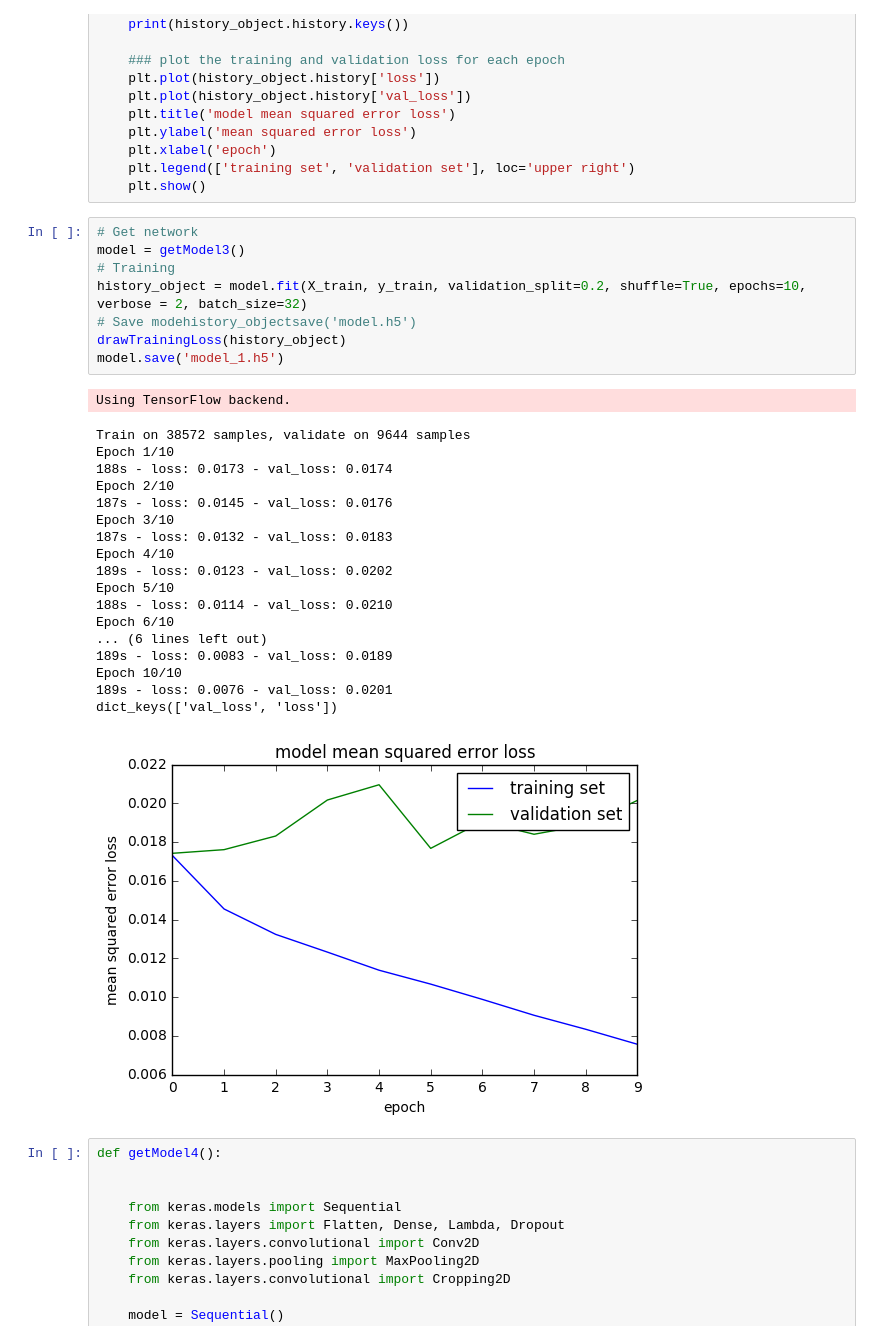
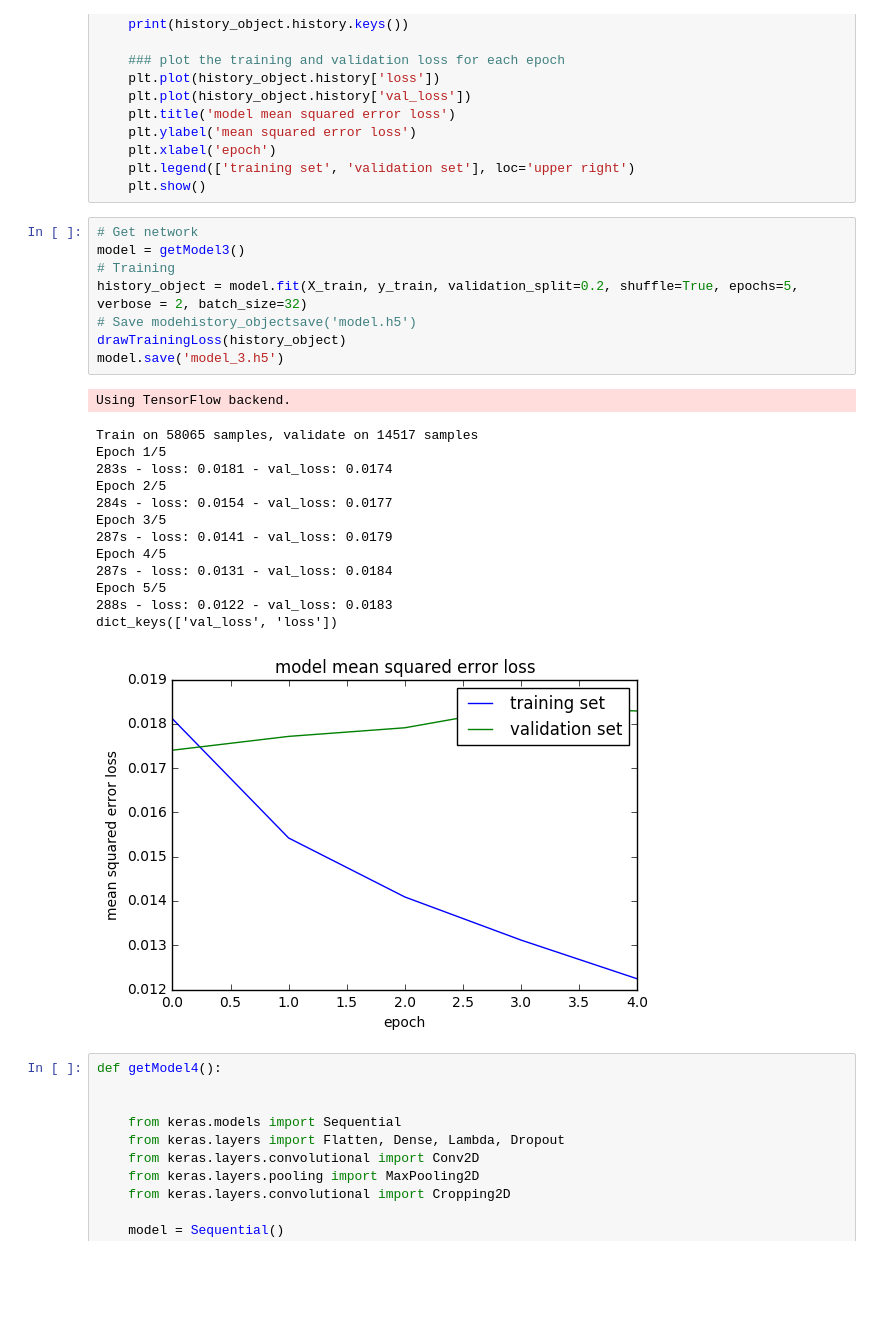
Before and after one commit to patriciapampanelli/CarND-Behavioral-Cloning-P3, a Jupyter notebook: CarND-Behavioral-Cloning-P3.ipynb, the cells around one changed output. Drawn from its saved outputs; the diff is of its cells as text; blank space fills up the shorter version.

```diff
--- a/CarND-Behavioral-Cloning-P3.ipynb
+++ b/CarND-Behavioral-Cloning-P3.ipynb
@@ -196,31 +196,26 @@ def drawTrainingLoss(history_object):
 # %%
 # Get network
 model = getModel3()
 # Training
-history_object = model.fit(X_train, y_train, validation_split=0.2, shuffle=True, epochs=10, verbose = 2, batch_size=32)
+history_object = model.fit(X_train, y_train, validation_split=0.2, shuffle=True, epochs=5, verbose = 2, batch_size=32)
 # Save modehistory_objectsave('model.h5')
 drawTrainingLoss(history_object)
-model.save('model_1.h5')
+model.save('model_3.h5')
 # %% [output]
 Using TensorFlow backend.
-Train on 38572 samples, validate on 9644 samples
-Epoch 1/10
-188s - loss: 0.0173 - val_loss: 0.0174
-Epoch 2/10
-187s - loss: 0.0145 - val_loss: 0.0176
-Epoch 3/10
-187s - loss: 0.0132 - val_loss: 0.0183
-Epoch 4/10
-189s - loss: 0.0123 - val_loss: 0.0202
-Epoch 5/10
-188s - loss: 0.0114 - val_loss: 0.0210
-Epoch 6/10
-... (6 lines left out)
-189s - loss: 0.0083 - val_loss: 0.0189
-Epoch 10/10
-189s - loss: 0.0076 - val_loss: 0.0201
+Train on 58065 samples, validate on 14517 samples
+Epoch 1/5
+283s - loss: 0.0181 - val_loss: 0.0174
+Epoch 2/5
+284s - loss: 0.0154 - val_loss: 0.0177
+Epoch 3/5
+287s - loss: 0.0141 - val_loss: 0.0179
+Epoch 4/5
+287s - loss: 0.0131 - val_loss: 0.0184
+Epoch 5/5
+288s - loss: 0.0122 - val_loss: 0.0183
 dict_keys(['val_loss', 'loss'])
-[figure, old version]
+[figure, new version]
 # %%
 def getModel4():
 
```
Also changed, not shown: parts of 8 cells of this notebook, 9 other files.
